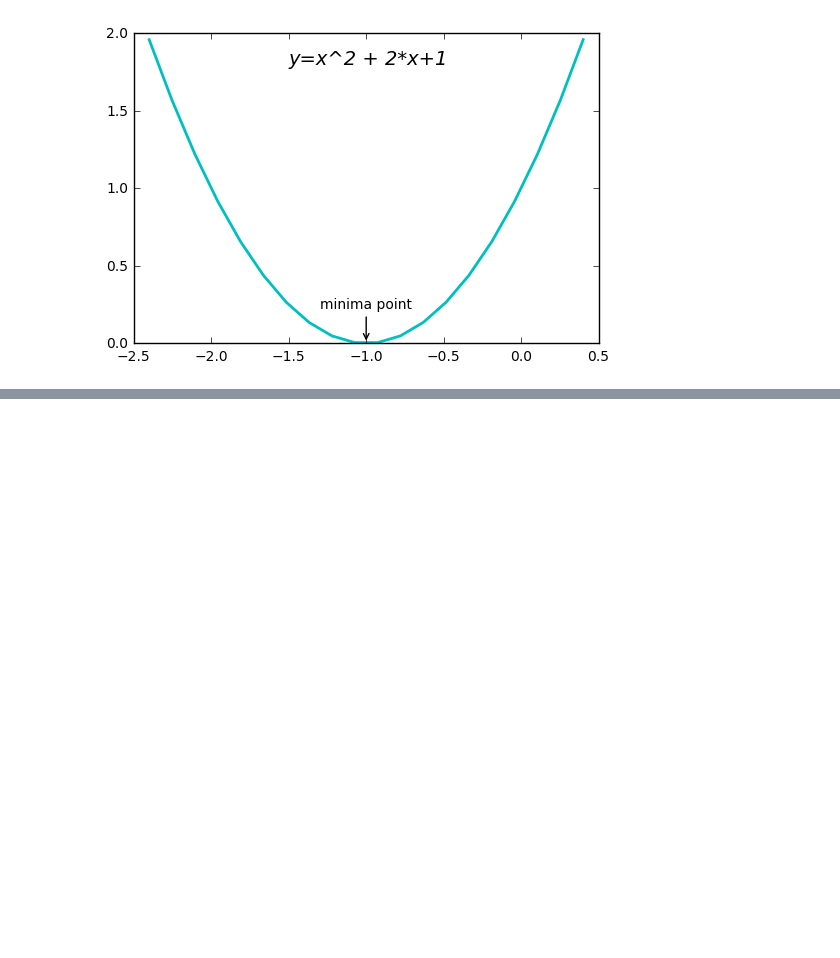
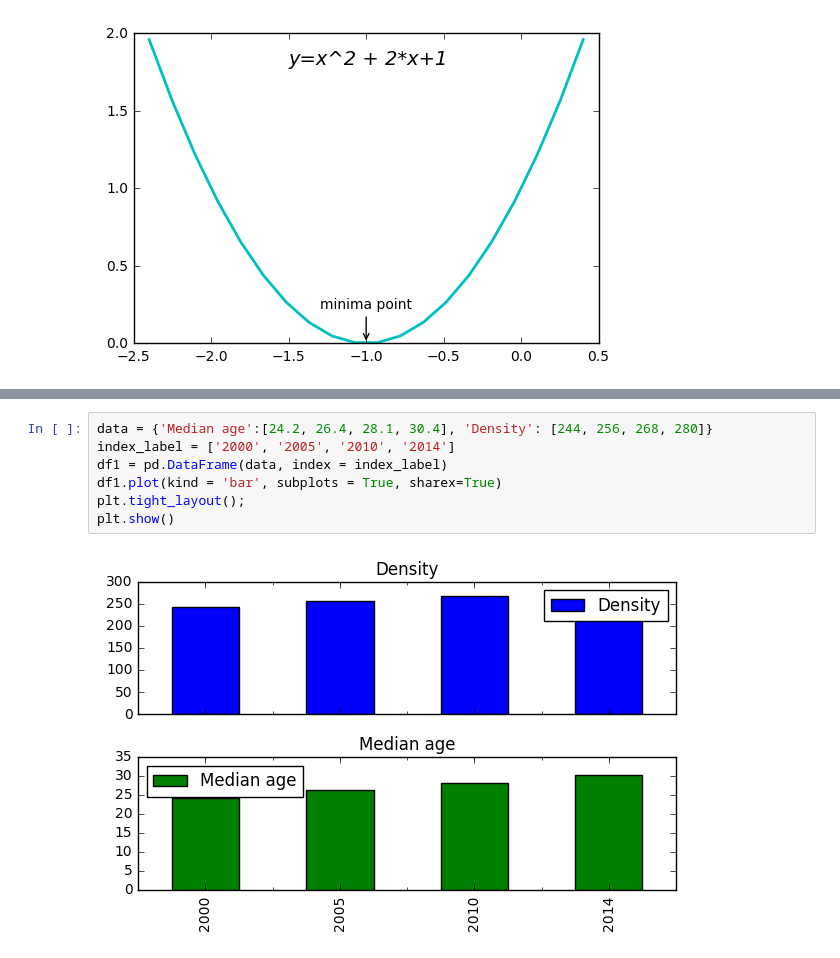
Before and after one commit to bora-pajo/Visualization, a Jupyter notebook: data_vis_01.ipynb, the cells around one changed output, grey strips where cells are left out. Saved outputs shown, nothing was run; the diff lists cells and outputs as text; blank space fills up the shorter version.

```diff
--- a/data_vis_01.ipynb
+++ b/data_vis_01.ipynb
@@ -193,0 +201,9 @@ plt.show()
+# %%
+data = {'Median age':[24.2, 26.4, 28.1, 30.4], 'Density': [244, 256, 268, 280]}
+index_label = ['2000', '2005', '2010', '2014']
+df1 = pd.DataFrame(data, index = index_label)
+df1.plot(kind = 'bar', subplots = True, sharex=True)
+plt.tight_layout();
+plt.show()
+# %% [output]
+[figure, added]
```
Also changed, not shown: parts of 1 cell of this notebook.
